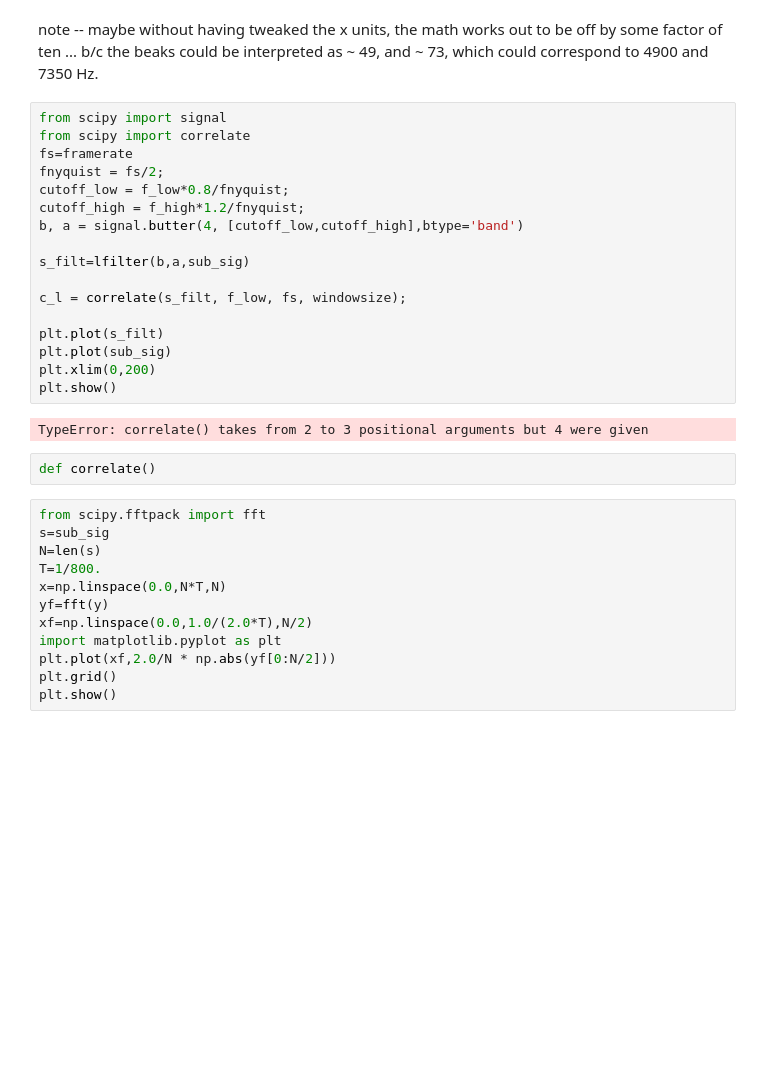
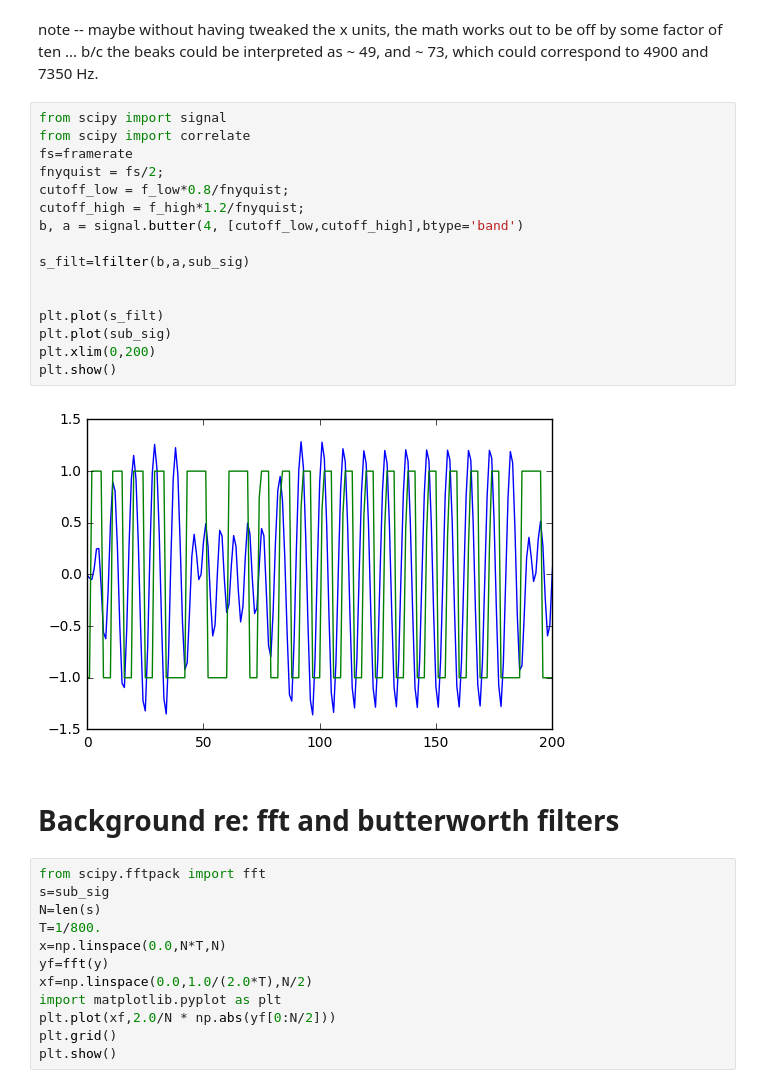
Before and after one commit to dwblair/fsk-fec, a Jupyter notebook: fsk_test.ipynb, the cells around one changed output. Saved outputs shown, nothing was run; the diff lists cells and outputs as text; blank space fills up the shorter version.

```diff
--- a/fsk_test.ipynb
+++ b/fsk_test.ipynb
@@ -160,24 +160,23 @@ note -- maybe without having tweaked the x units, the math works out to be off b
 # %%
 from scipy import signal
 from scipy import correlate
 fs=framerate
 fnyquist = fs/2;
 cutoff_low = f_low*0.8/fnyquist;
 cutoff_high = f_high*1.2/fnyquist;
 b, a = signal.butter(4, [cutoff_low,cutoff_high],btype='band')
 
 s_filt=lfilter(b,a,sub_sig)
 
-c_l = correlate(s_filt, f_low, fs, windowsize);
 
 plt.plot(s_filt)
 plt.plot(sub_sig)
 plt.xlim(0,200)
 plt.show()
 # %% [output]
-TypeError: correlate() takes from 2 to 3 positional arguments but 4 were given
+[figure, added]
-# %%
-def correlate()
+# %% [markdown]
+# Background re: fft and butterworth filters
 # %%
 from scipy.fftpack import fft
 s=sub_sig
```
